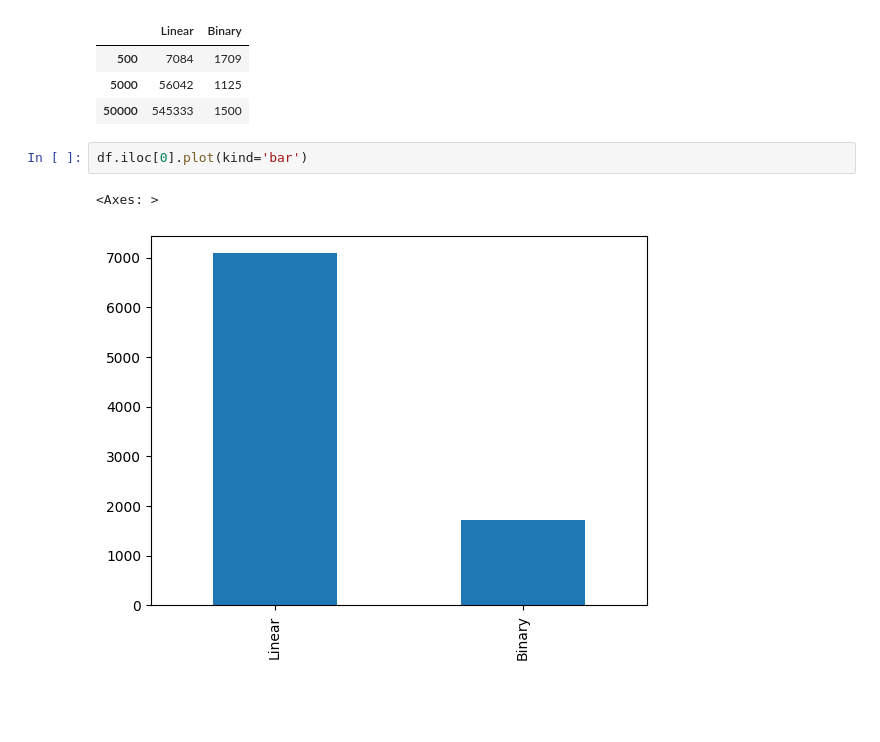
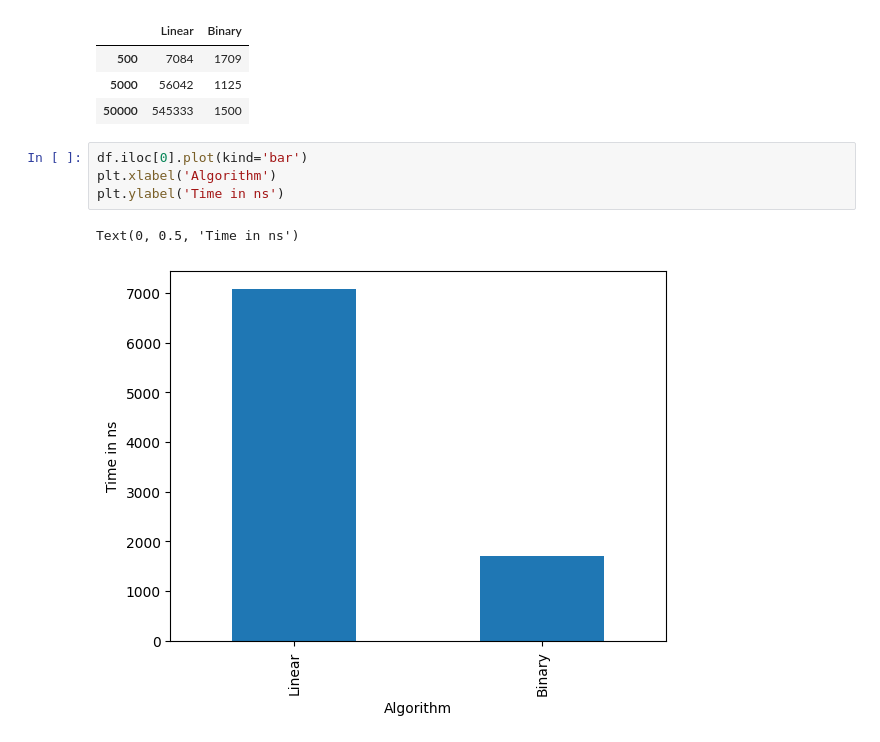
Before and after one commit to rayysidd/DAA, a Jupyter notebook: Exp2/searching.ipynb, the cells around one changed output. Drawn from its saved outputs; the diff is of its cells as text; blank space fills up the shorter version.

```diff
--- a/Exp2/searching.ipynb
+++ b/Exp2/searching.ipynb
@@ -20,8 +20,10 @@ df
 | 50000 | 545333 | 1500 |
 # %%
 df.iloc[0].plot(kind='bar')
+plt.xlabel('Algorithm')
+plt.ylabel('Time in ns')
 # %% [output]
-<Axes: >
+Text(0, 0.5, 'Time in ns')
-[figure, old version]
+[figure, new version]
 # %%
 df.iloc[1].plot(kind='bar')
```
Also changed, not shown: parts of 2 cells of this notebook, 3 other files.
